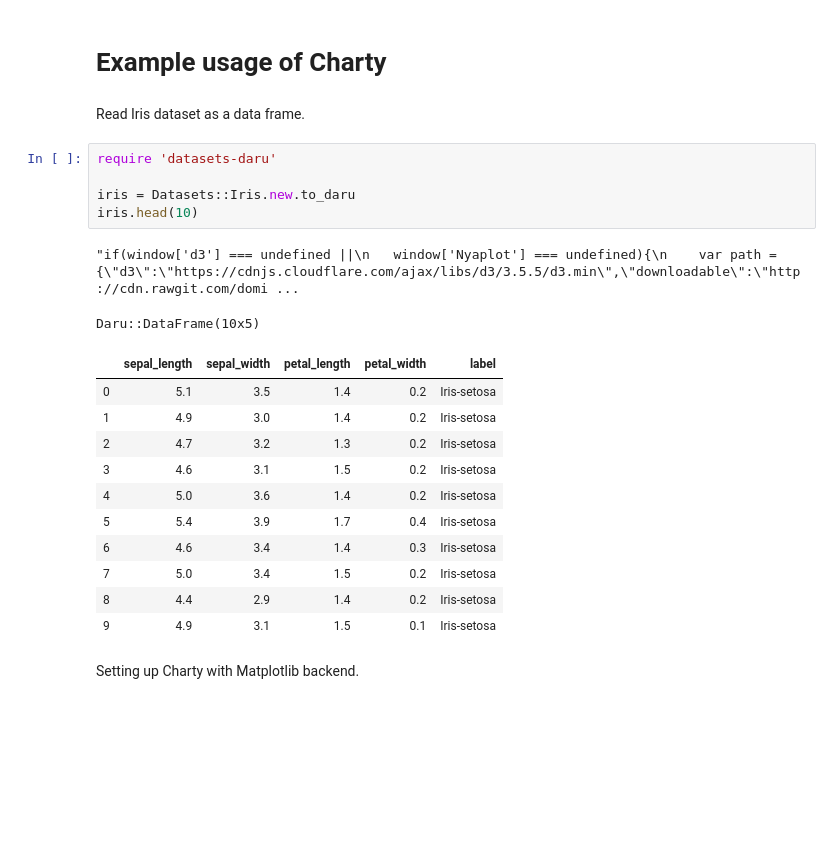
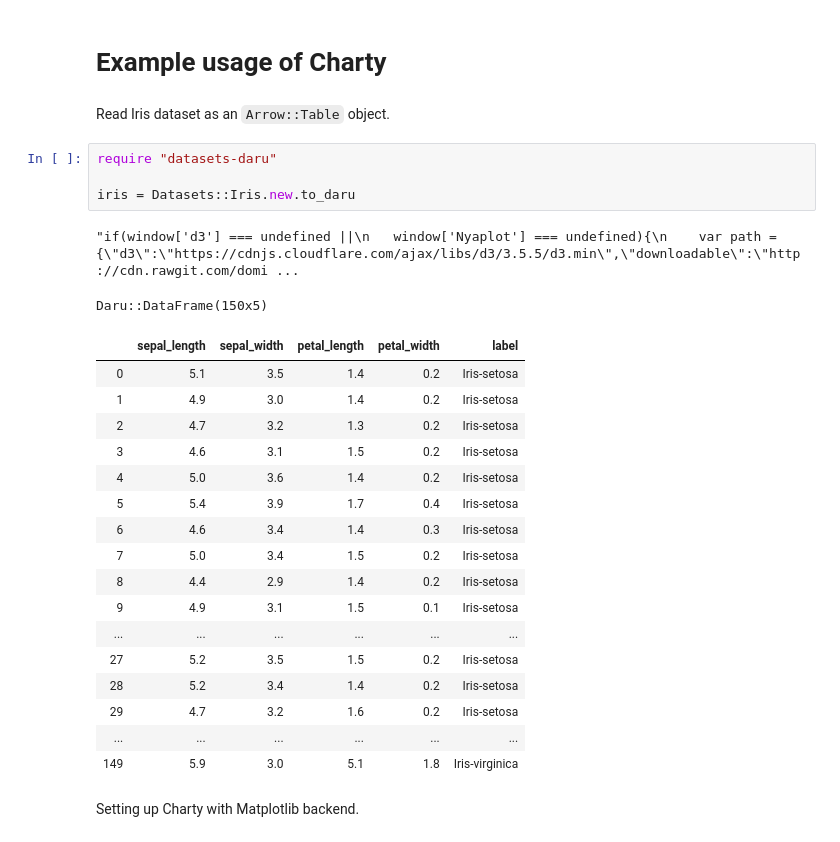
Before and after one commit to red-data-tools/charty, a Jupyter notebook: examples/iris_dataset.ipynb, the cells around one changed output. Cells and saved outputs as stored; diff of their text form; blank space fills up the shorter version.

```diff
--- a/examples/iris_dataset.ipynb
+++ b/examples/iris_dataset.ipynb
@@ -1,26 +1,31 @@
 # %% [markdown]
 # Example usage of Charty
 # %% [markdown]
-Read Iris dataset as a data frame.
+Read Iris dataset as an `Arrow::Table` object.
 # %%
-require 'datasets-daru'
+require "datasets-daru"
 
 iris = Datasets::Iris.new.to_daru
-iris.head(10)
 # %% [output]
 "if(window['d3'] === undefined ||\n   window['Nyaplot'] === undefined){\n    var path = {\"d3\":\"https://cdnjs.cloudflare.com/ajax/libs/d3/3.5.5/d3.min\",\"downloadable\":\"http://cdn.rawgit.com/domi ...
-Daru::DataFrame(10x5)
+Daru::DataFrame(150x5)
 |  | sepal_length | sepal_width | petal_length | petal_width | label |
 | 0 | 5.1 | 3.5 | 1.4 | 0.2 | Iris-setosa |
 | 1 | 4.9 | 3.0 | 1.4 | 0.2 | Iris-setosa |
 | 2 | 4.7 | 3.2 | 1.3 | 0.2 | Iris-setosa |
 | 3 | 4.6 | 3.1 | 1.5 | 0.2 | Iris-setosa |
 | 4 | 5.0 | 3.6 | 1.4 | 0.2 | Iris-setosa |
 | 5 | 5.4 | 3.9 | 1.7 | 0.4 | Iris-setosa |
 | 6 | 4.6 | 3.4 | 1.4 | 0.3 | Iris-setosa |
 | 7 | 5.0 | 3.4 | 1.5 | 0.2 | Iris-setosa |
 | 8 | 4.4 | 2.9 | 1.4 | 0.2 | Iris-setosa |
 | 9 | 4.9 | 3.1 | 1.5 | 0.1 | Iris-setosa |
+| ... | ... | ... | ... | ... | ... |
+| 27 | 5.2 | 3.5 | 1.5 | 0.2 | Iris-setosa |
+| 28 | 5.2 | 3.4 | 1.4 | 0.2 | Iris-setosa |
+| 29 | 4.7 | 3.2 | 1.6 | 0.2 | Iris-setosa |
+| ... | ... | ... | ... | ... | ... |
+| 149 | 5.9 | 3.0 | 5.1 | 1.8 | Iris-virginica |
 # %% [markdown]
 Setting up Charty with Matplotlib backend.
 # %%
```
